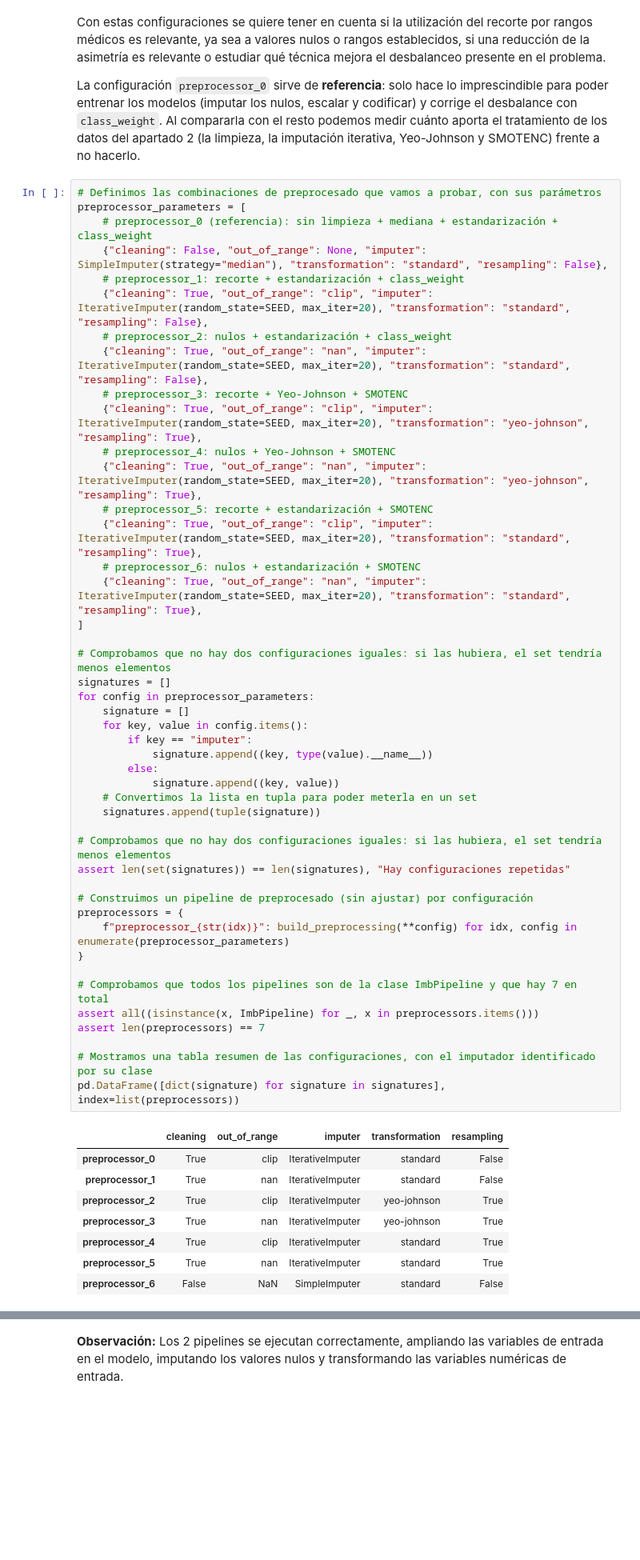
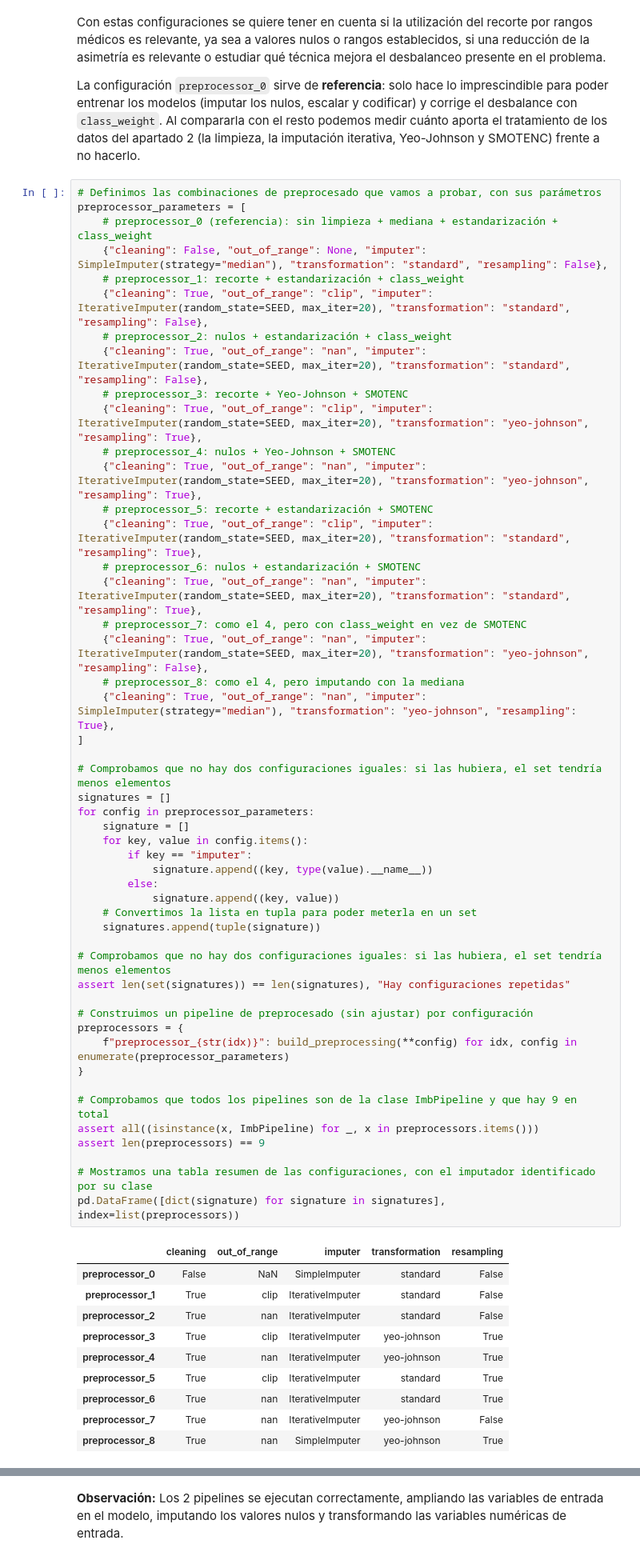
Before and after one commit to alberct96/ML-Entregable1, a Jupyter notebook: ML-Entregable1.ipynb, the cells around one changed output, grey strips where cells are left out. Shown at 80% size. Saved outputs shown, nothing was run; the diff lists cells and outputs as text; blank space fills up the shorter version.

```diff
--- a/ML-Entregable1.ipynb
+++ b/ML-Entregable1.ipynb
@@ -1603,43 +1603,49 @@ preprocessor_parameters = [
     {"cleaning": True, "out_of_range": "clip", "imputer": IterativeImputer(random_state=SEED, max_iter=20), "transformation": "standard", "resampling": True},
     # preprocessor_6: nulos + estandarización + SMOTENC
     {"cleaning": True, "out_of_range": "nan", "imputer": IterativeImputer(random_state=SEED, max_iter=20), "transformation": "standard", "resampling": True},
+    # preprocessor_7: como el 4, pero con class_weight en vez de SMOTENC
+    {"cleaning": True, "out_of_range": "nan", "imputer": IterativeImputer(random_state=SEED, max_iter=20), "transformation": "yeo-johnson", "resampling": False},
+    # preprocessor_8: como el 4, pero imputando con la mediana
+    {"cleaning": True, "out_of_range": "nan", "imputer": SimpleImputer(strategy="median"), "transformation": "yeo-johnson", "resampling": True},
 ]
 
 # Comprobamos que no hay dos configuraciones iguales: si las hubiera, el set tendría menos elementos
 signatures = []
 for config in preprocessor_parameters:
     signature = []
     for key, value in config.items():
         if key == "imputer":
             signature.append((key, type(value).__name__))
         else:
             signature.append((key, value))
     # Convertimos la lista en tupla para poder meterla en un set
     signatures.append(tuple(signature))
 
 # Comprobamos que no hay dos configuraciones iguales: si las hubiera, el set tendría menos elementos
 assert len(set(signatures)) == len(signatures), "Hay configuraciones repetidas"
 
 # Construimos un pipeline de preprocesado (sin ajustar) por configuración
 preprocessors = {
     f"preprocessor_{str(idx)}": build_preprocessing(**config) for idx, config in enumerate(preprocessor_parameters)
 }
 
-# Comprobamos que todos los pipelines son de la clase ImbPipeline y que hay 7 en total
+# Comprobamos que todos los pipelines son de la clase ImbPipeline y que hay 9 en total
 assert all((isinstance(x, ImbPipeline) for _, x in preprocessors.items()))
-assert len(preprocessors) == 7
+assert len(preprocessors) == 9
 
 # Mostramos una tabla resumen de las configuraciones, con el imputador identificado por su clase
 pd.DataFrame([dict(signature) for signature in signatures], index=list(preprocessors))
 # %% [output]
 |  | cleaning | out_of_range | imputer | transformation | resampling |
-| preprocessor_0 | True | clip | IterativeImputer | standard | False |
-| preprocessor_1 | True | nan | IterativeImputer | standard | False |
-| preprocessor_2 | True | clip | IterativeImputer | yeo-johnson | True |
-| preprocessor_3 | True | nan | IterativeImputer | yeo-johnson | True |
-| preprocessor_4 | True | clip | IterativeImputer | standard | True |
-| preprocessor_5 | True | nan | IterativeImputer | standard | True |
-| preprocessor_6 | False | NaN | SimpleImputer | standard | False |
+| preprocessor_0 | False | NaN | SimpleImputer | standard | False |
+| preprocessor_1 | True | clip | IterativeImputer | standard | False |
+| preprocessor_2 | True | nan | IterativeImputer | standard | False |
+| preprocessor_3 | True | clip | IterativeImputer | yeo-johnson | True |
+| preprocessor_4 | True | nan | IterativeImputer | yeo-johnson | True |
+| preprocessor_5 | True | clip | IterativeImputer | standard | True |
+| preprocessor_6 | True | nan | IterativeImputer | standard | True |
+| preprocessor_7 | True | nan | IterativeImputer | yeo-johnson | False |
+| preprocessor_8 | True | nan | SimpleImputer | yeo-johnson | True |
 # %% [markdown]
 ##### 2.6.3 Comprobación de las configuraciones
 
```
Also changed, not shown: parts of 19 cells of this notebook, 19 other files.
